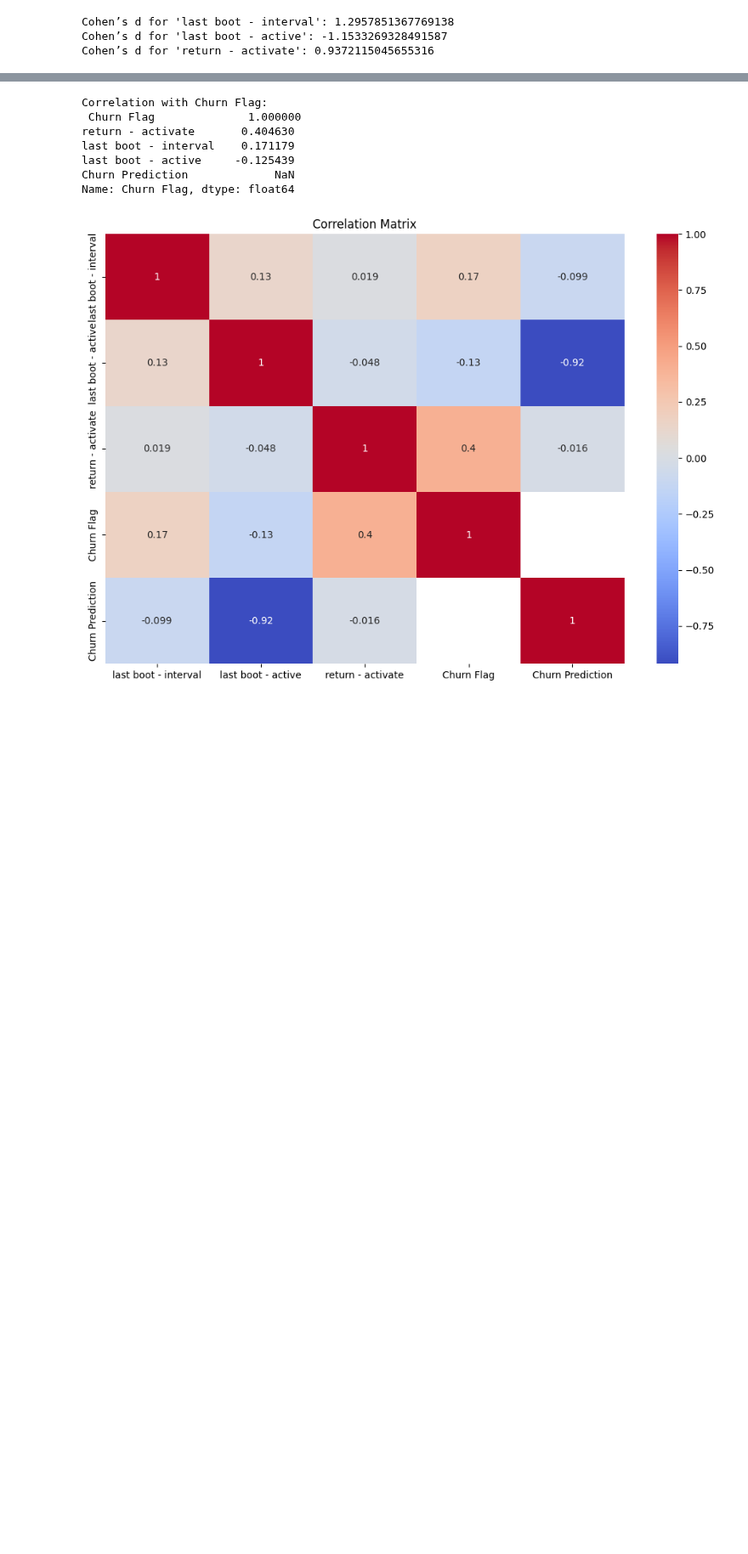
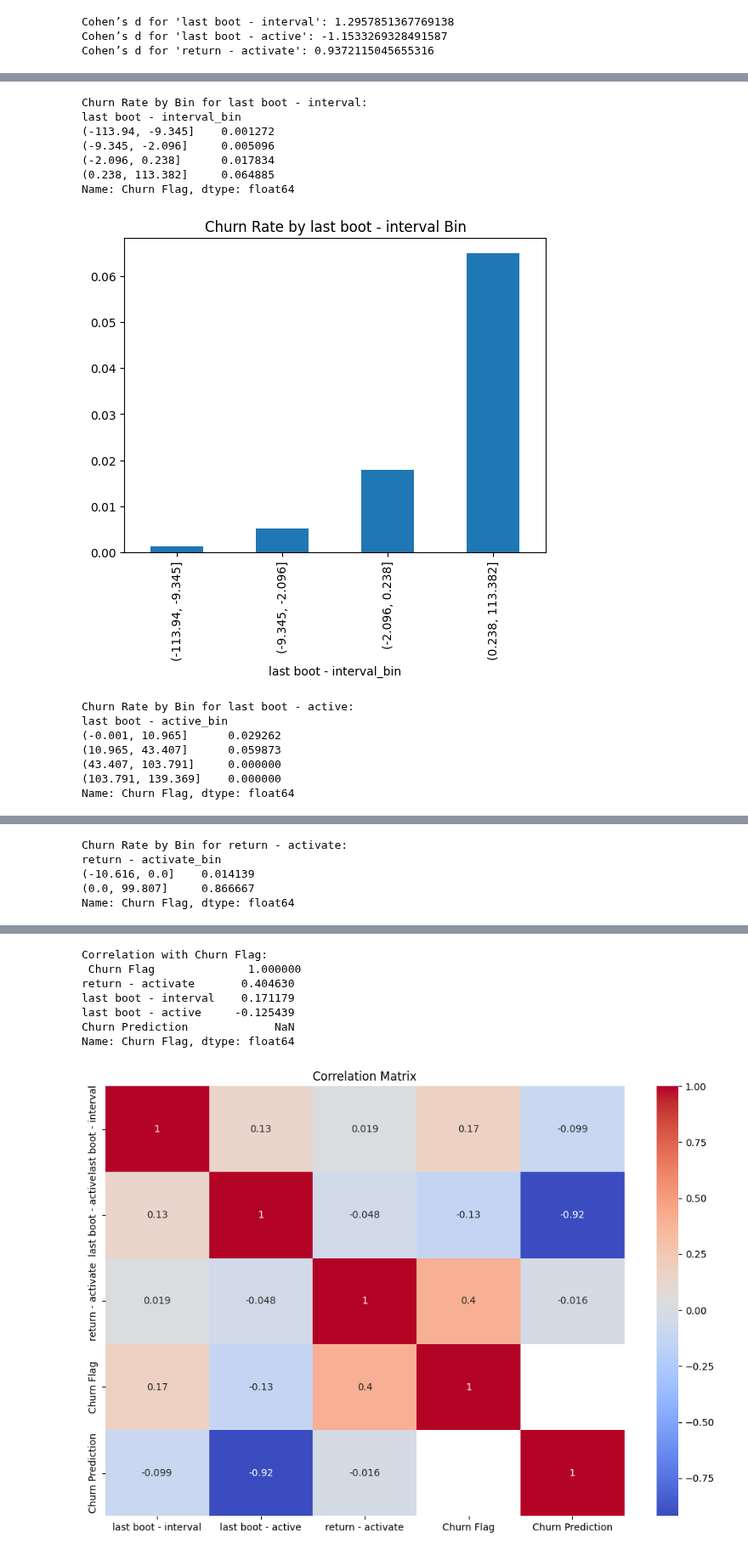
Before and after one commit to ACarrig/NUUMobile1, a Jupyter notebook: B_30_pro_data_analysis.ipynb, the cells around one changed output, grey strips where cells are left out. Shown at 85% size. Saved outputs shown, nothing was run; the diff lists cells and outputs as text; code cells hidden in the pictures; blank space fills up the shorter version.

```diff
--- a/B_30_pro_data_analysis.ipynb
+++ b/B_30_pro_data_analysis.ipynb
@@ -81,6 +82,3 @@ Spare Parts Usage            0
 Final Status                 0
 Churn Flag                   0
 dtype: int64
-# %%
-# Replace "No Data" with NaN
-b30_pro.replace("No Data", np.nan, inplace=True)
@@ -203,11 +185,0 @@ Cohen's d calculates the effect size/magnitude of the difference between the chu
-# %%
-# Bin 'last boot interval' into quartiles
-b30_pro['last_boot_bin'] = pd.qcut(b30_pro['last boot - interval'], q=4)
-
-# Churn rate by bin of 'last boot interval', with observed=True to avoid the warning
-churn_rate_by_bin = b30_pro.groupby('last_boot_bin', observed=True)['Churn Flag'].mean()
-print(churn_rate_by_bin)
-
-# Plot the churn rate by bin
-churn_rate_by_bin.plot(kind='bar', title='Churn Probability by Last Boot Interval')
-plt.show()
@@ -239,0 +190,30 @@ plt.show()
+# %%
+# Bin the numerical features into quartiles and plot the churn rate by bin
+for feature in numerical_features:
+    # Bin the feature into quartiles
+    b30_pro[f'{feature}_bin'] = pd.qcut(b30_pro[feature], q=4, duplicates='drop')
+
+    # Calculate the churn rate by bin
+    churn_rate_by_bin = b30_pro.groupby(f'{feature}_bin', observed=True)['Churn Flag'].mean()
+
+    # Print and plot
+    print(f"Churn Rate by Bin for {feature}:")
+    print(churn_rate_by_bin)
+    churn_rate_by_bin.plot(kind='bar', title=f'Churn Rate by {feature} Bin')
+    plt.show()
+# %% [output]
+Churn Rate by Bin for last boot - interval:
+last boot - interval_bin
+(-113.94, -9.345]    0.001272
+(-9.345, -2.096]     0.005096
+(-2.096, 0.238]      0.017834
+(0.238, 113.382]     0.064885
+Name: Churn Flag, dtype: float64
+[figure, added]
+Churn Rate by Bin for last boot - active:
+last boot - active_bin
+(-0.001, 10.965]      0.029262
+(10.965, 43.407]      0.059873
+(43.407, 103.791]     0.000000
+(103.791, 139.369]    0.000000
+Name: Churn Flag, dtype: float64
@@ -239,0 +221,5 @@ plt.show()
+Churn Rate by Bin for return - activate:
+return - activate_bin
+(-10.616, 0.0]    0.014139
+(0.0, 99.807]     0.866667
+Name: Churn Flag, dtype: float64
```
Also changed, not shown: parts of 24 cells of this notebook.
